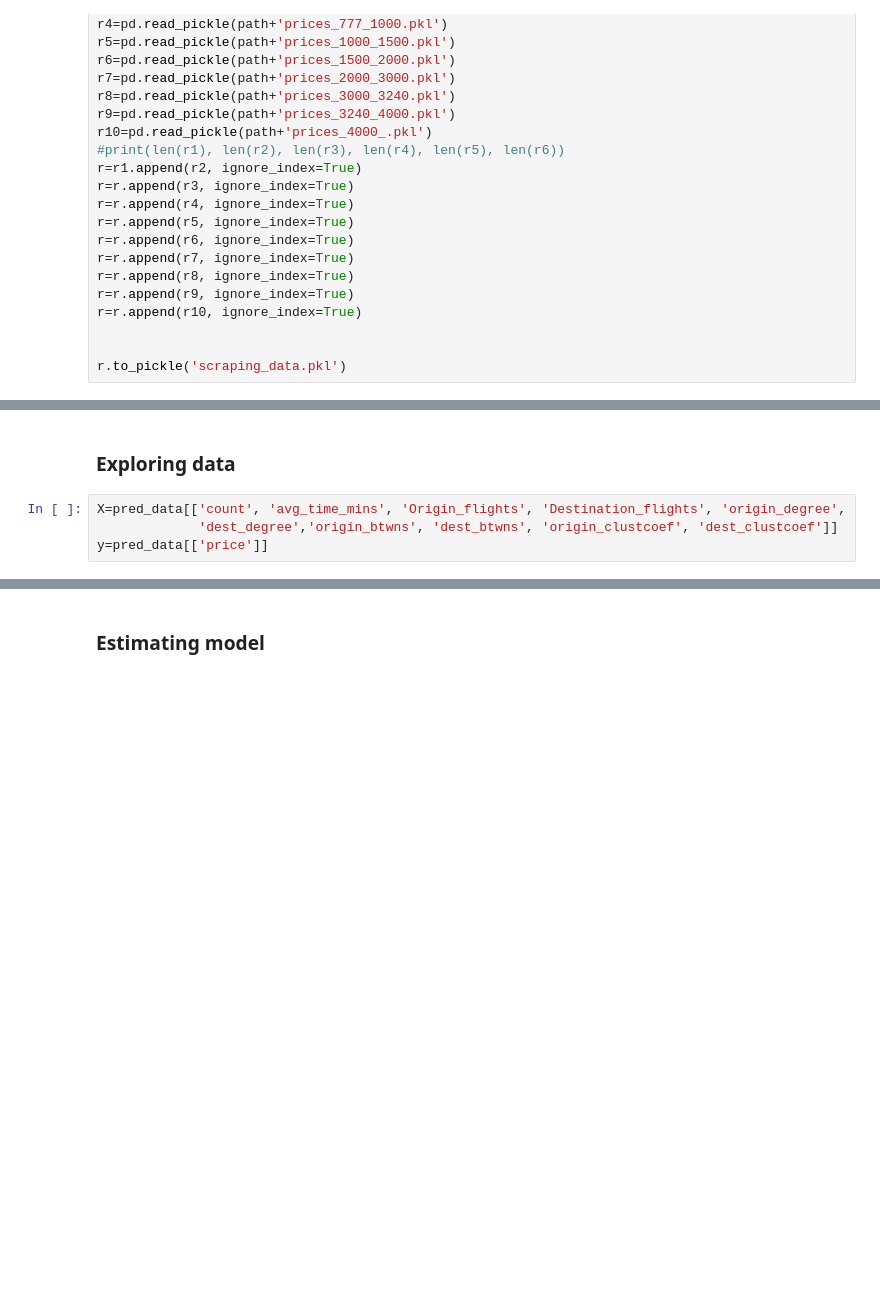
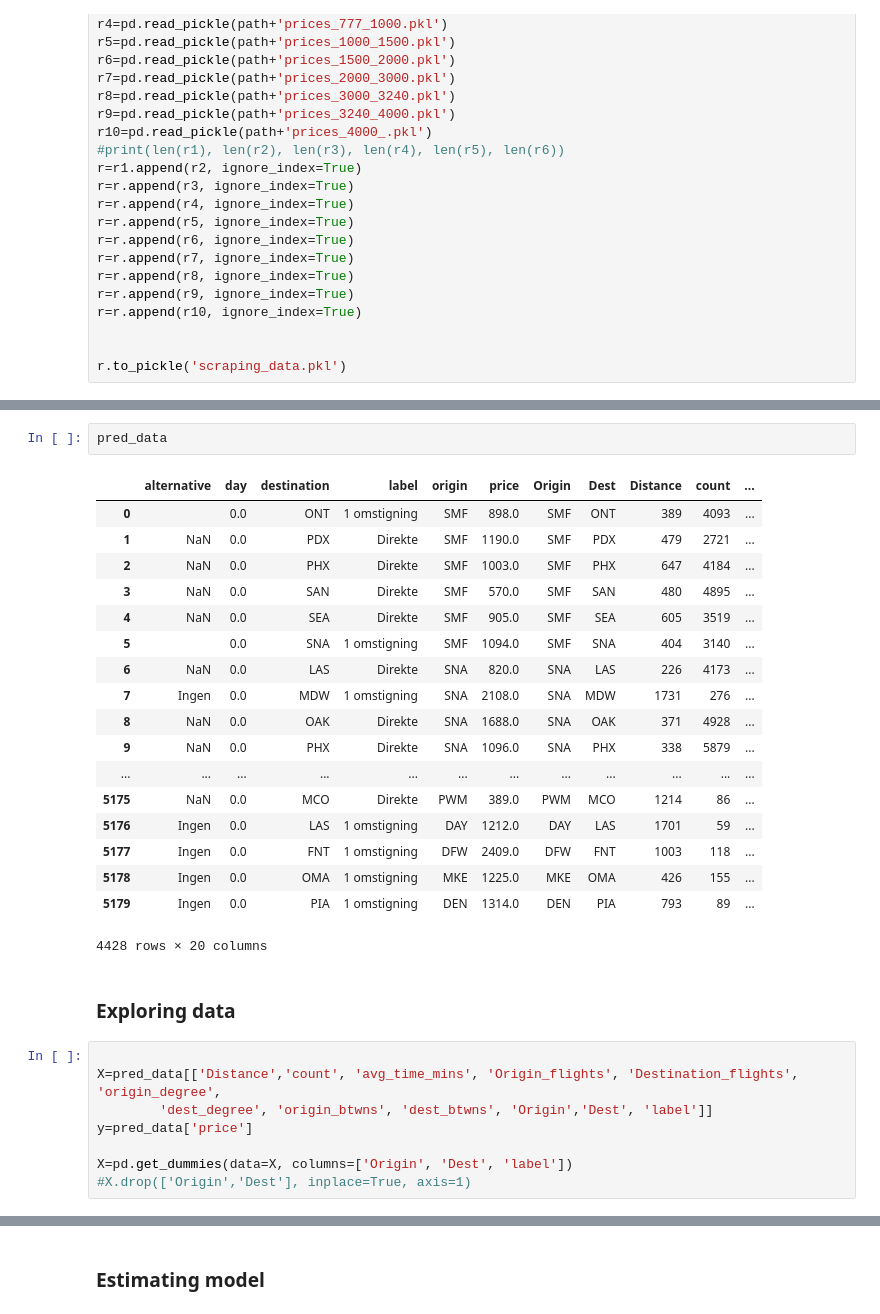
Before and after one commit to Morten-Esketveit/TSDS-gruppe-2019, a Jupyter notebook: Exam/Prediction/prediction_model.ipynb, the cells around one changed output, grey strips where cells are left out. Drawn from its saved outputs; the diff is of its cells as text; blank space fills up the shorter version.

```diff
--- a/Exam/Prediction/prediction_model.ipynb
+++ b/Exam/Prediction/prediction_model.ipynb
@@ -92,6 +83,31 @@ pred_data.reset_index(inplace=True)
+# %%
+pred_data
+# %% [output]
+|  | alternative | day | destination | label | origin | price | Origin | Dest | Distance | count | ... |
+| 0 |  | 0.0 | ONT | 1 omstigning | SMF | 898.0 | SMF | ONT | 389 | 4093 | ... |
+| 1 | NaN | 0.0 | PDX | Direkte | SMF | 1190.0 | SMF | PDX | 479 | 2721 | ... |
+| 2 | NaN | 0.0 | PHX | Direkte | SMF | 1003.0 | SMF | PHX | 647 | 4184 | ... |
+| 3 | NaN | 0.0 | SAN | Direkte | SMF | 570.0 | SMF | SAN | 480 | 4895 | ... |
+| 4 | NaN | 0.0 | SEA | Direkte | SMF | 905.0 | SMF | SEA | 605 | 3519 | ... |
+| 5 |  | 0.0 | SNA | 1 omstigning | SMF | 1094.0 | SMF | SNA | 404 | 3140 | ... |
+| 6 | NaN | 0.0 | LAS | Direkte | SNA | 820.0 | SNA | LAS | 226 | 4173 | ... |
+| 7 | Ingen | 0.0 | MDW | 1 omstigning | SNA | 2108.0 | SNA | MDW | 1731 | 276 | ... |
+| 8 | NaN | 0.0 | OAK | Direkte | SNA | 1688.0 | SNA | OAK | 371 | 4928 | ... |
+| 9 | NaN | 0.0 | PHX | Direkte | SNA | 1096.0 | SNA | PHX | 338 | 5879 | ... |
+| ... | ... | ... | ... | ... | ... | ... | ... | ... | ... | ... | ... |
+| 5175 | NaN | 0.0 | MCO | Direkte | PWM | 389.0 | PWM | MCO | 1214 | 86 | ... |
+| 5176 | Ingen | 0.0 | LAS | 1 omstigning | DAY | 1212.0 | DAY | LAS | 1701 | 59 | ... |
+| 5177 | Ingen | 0.0 | FNT | 1 omstigning | DFW | 2409.0 | DFW | FNT | 1003 | 118 | ... |
+| 5178 | Ingen | 0.0 | OMA | 1 omstigning | MKE | 1225.0 | MKE | OMA | 426 | 155 | ... |
+| 5179 | Ingen | 0.0 | PIA | 1 omstigning | DEN | 1314.0 | DEN | PIA | 793 | 89 | ... |
+4428 rows × 20 columns
 # %% [markdown]
 ### Exploring data
 # %%
-X=pred_data[['count', 'avg_time_mins', 'Origin_flights', 'Destination_flights', 'origin_degree',
-             'dest_degree','origin_btwns', 'dest_btwns', 'origin_clustcoef', 'dest_clustcoef']]
-y=pred_data[['price']]
+
+X=pred_data[['Distance','count', 'avg_time_mins', 'Origin_flights', 'Destination_flights', 'origin_degree',
+        'dest_degree', 'origin_btwns', 'dest_btwns', 'Origin','Dest', 'label']]
+y=pred_data['price']
+
+X=pd.get_dummies(data=X, columns=['Origin', 'Dest', 'label'])
+#X.drop(['Origin','Dest'], inplace=True, axis=1)
```
Also changed, not shown: parts of 14 cells of this notebook, 4 other files.
